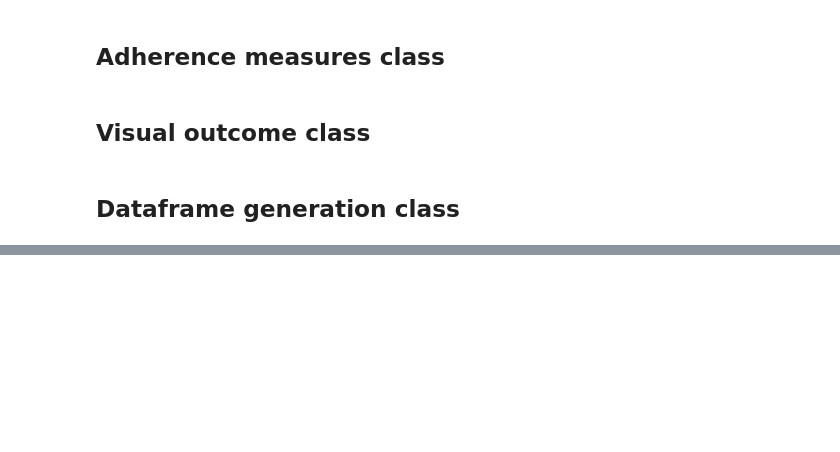
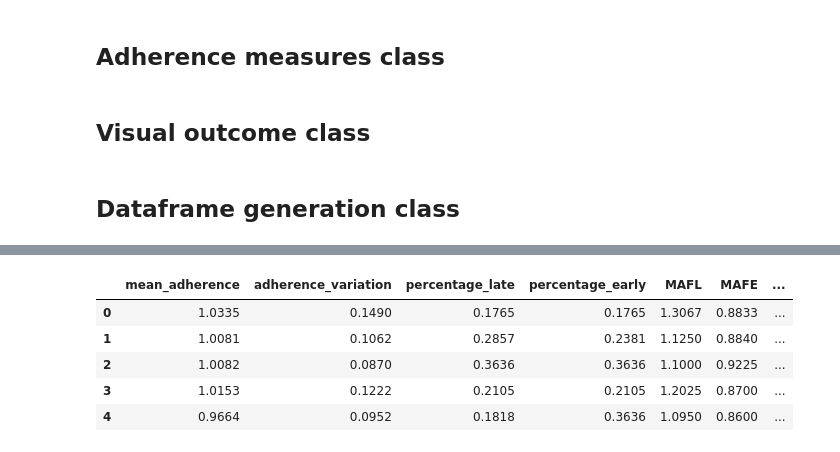
Before and after one commit to charlieoneill23/charliemacuject, a Jupyter notebook: research_papers/AdherenceDataframe.ipynb, the cells around one changed output, grey strips where cells are left out. Cells and saved outputs as stored; diff of their text form; code cells hidden in the pictures; blank space fills up the shorter version.

```diff
--- a/research_papers/AdherenceDataframe.ipynb
+++ b/research_papers/AdherenceDataframe.ipynb
@@ -23,0 +58,2 @@ df.head()
+# %%
+dataframe = df.keep_two()
@@ -58,6 +100,8 @@ class AdherenceMeasures:
         Input: patient Pandas dataframe.
         Output: list.
         """
+        df['CreatedDate'] = pd.to_datetime(df['CreatedDate'])
+        df.sort_values(by=['CreatedDate'], inplace=True)
         lst = df['adherence_factor'].dropna()
         return lst.to_list()
 
@@ -127,6 +171,23 @@ class AdherenceMeasures:
         else:
             mean = 1
         return mean
+
+    def patient_clean(self, df, number_years):
+        """
+        Shortens a patient's dataframe to x years after initiation.
+        Input: patient Pandas dataframe, integer.
+        Output: Pandas dataframe.
+        """
+        dates = df['CreatedDate'].to_list()
+        first = dates[0]
+        cutoff = first.replace(year = first.year + number_years)
+        df = df[df['CreatedDate'] < cutoff]
+        return df
+
+    def adherence_year(self, df, number_years):
+        pdf = self.patient_clean(df, number_years)
+        lst = self.adherence_list(pdf)
+        return np.mean(lst)
 # %% [markdown]
 ## Visual outcome class
 # %%
@@ -306,4 +415,4 @@ class AdherenceDataframe(AdherenceMeasures, VisualOutcomes):
         master.drop(columns=['index'], inplace=True)
         return self.column_edit(master)
 # %%
-dataframe = AdherenceDataframe()
+dataframe = AdherenceDataframe(dataframe='two_years')
@@ -326 +419,12 @@ dataframe.master_dataframe()
+# %%
+tdf = dataframe.master_dataframe()
+# %%
+tdf.head()
+# %% [output]
+|  | mean_adherence | adherence_variation | percentage_late | percentage_early | MAFL | MAFE | ... |
+| 0 | 1.0335 | 0.1490 | 0.1765 | 0.1765 | 1.3067 | 0.8833 | ... |
+| 1 | 1.0081 | 0.1062 | 0.2857 | 0.2381 | 1.1250 | 0.8840 | ... |
+| 2 | 1.0082 | 0.0870 | 0.3636 | 0.3636 | 1.1000 | 0.9225 | ... |
+| 3 | 1.0153 | 0.1222 | 0.2105 | 0.2105 | 1.2025 | 0.8700 | ... |
+| 4 | 0.9664 | 0.0952 | 0.1818 | 0.3636 | 1.0950 | 0.8600 | ... |
 # %%
```
Also changed, not shown: parts of 13 cells of this notebook, 38 other files.
